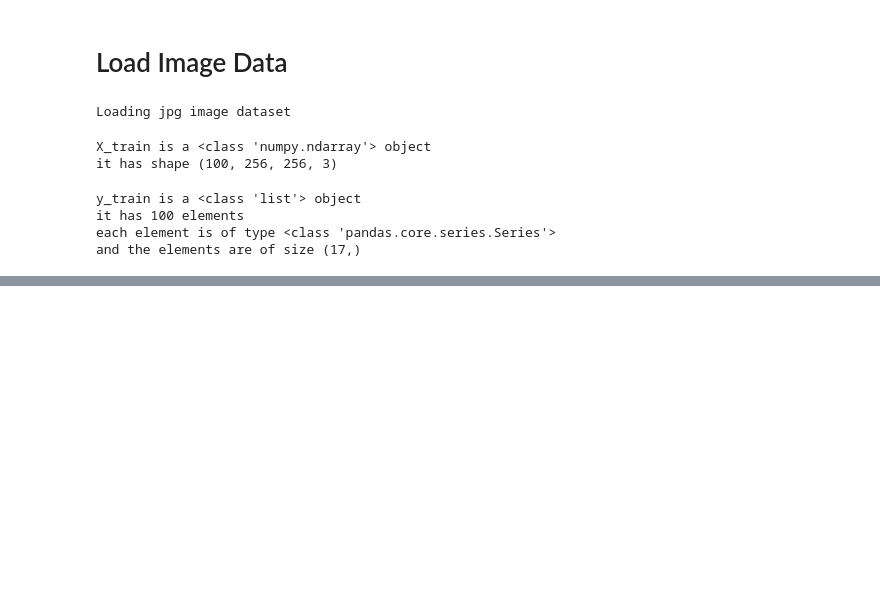
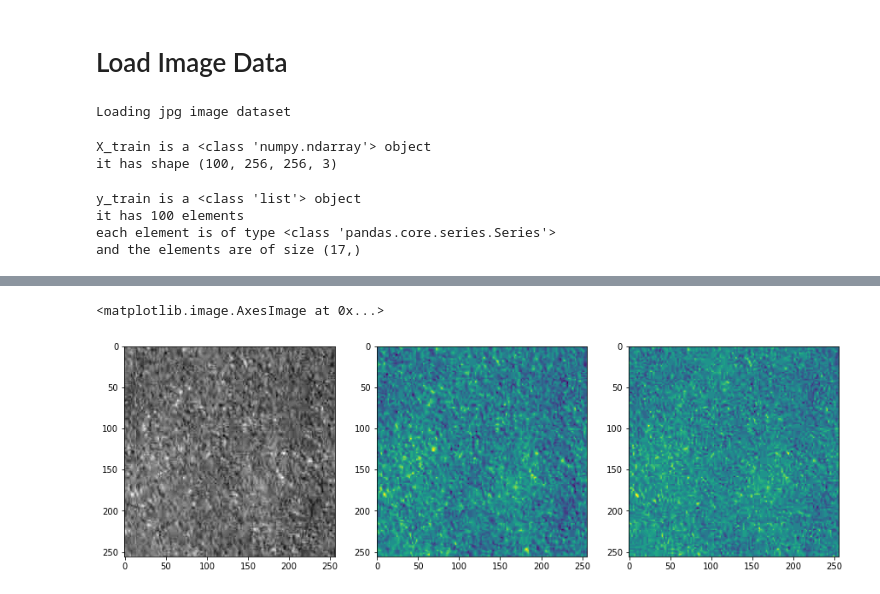
Before and after one commit to alineberry/kaggle_UnderstandingAmazonFromSpace, a Jupyter notebook: Amazon Planet EDA.ipynb, the cells around one changed output, grey strips where cells are left out. Saved outputs shown, nothing was run; the diff lists cells and outputs as text; code cells hidden in the pictures; blank space fills up the shorter version.

```diff
--- a/Amazon Planet EDA.ipynb
+++ b/Amazon Planet EDA.ipynb
@@ -150,0 +170,8 @@ plot_samples(2,2)
+# %%
+fig, axes = plt.subplots(1, 3, figsize=(15, 12))
+axes[0].imshow(X_train[0,:,:,0], cmap='gray')
+axes[1].imshow(X_train[0,:,:,1])
+axes[2].imshow(X_train[0,:,:,2])
+# %% [output]
+<matplotlib.image.AxesImage at 0x...>
+[figure, added]
```
Also changed, not shown: parts of 11 cells of this notebook.
